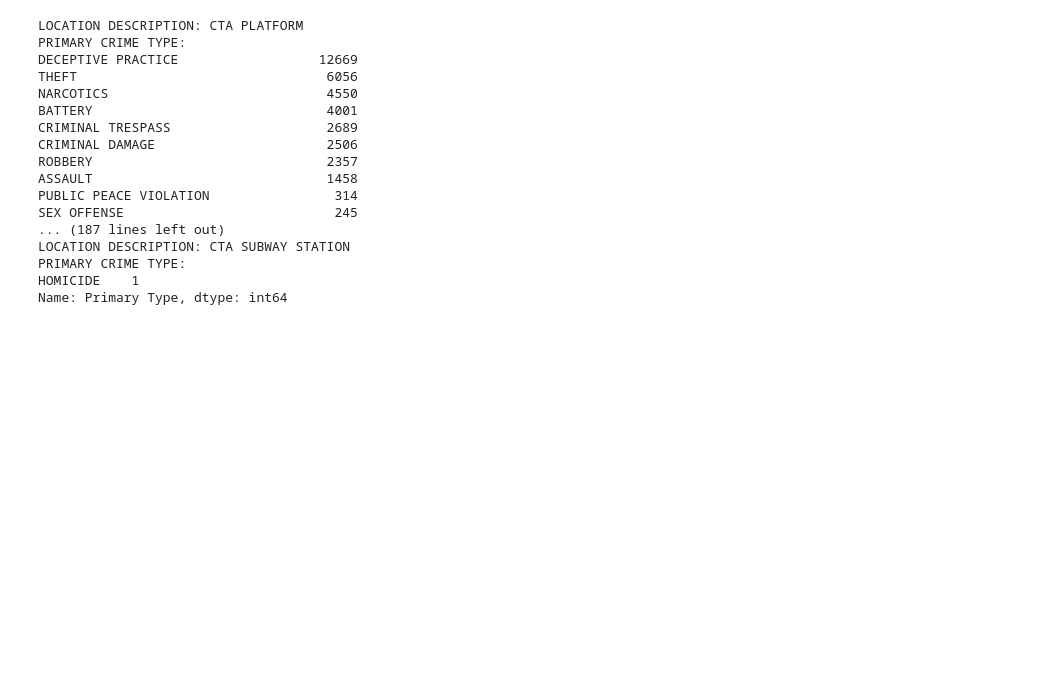
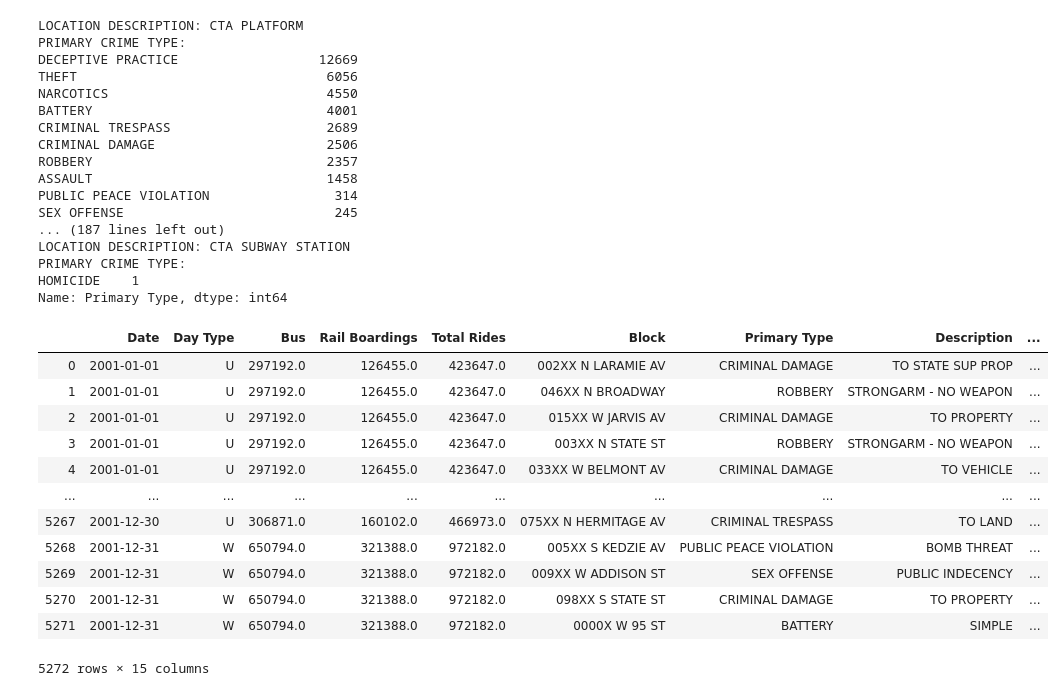
Before and after one commit to o0oo000o0o0o/Project-1, a Jupyter notebook: project.ipynb, the cells around one changed output. Cells and saved outputs as stored; diff of their text form; code cells hidden in the pictures; blank space fills up the shorter version.

```diff
--- a/project.ipynb
+++ b/project.ipynb
@@ -397,4 +426,20 @@ year_2016 = project_data[project_data["Year"] == 2016]
 year_2017 = project_data[project_data["Year"] == 2017]
 year_2018 = project_data[project_data["Year"] == 2018]
 year_2019 = project_data[project_data["Year"] == 2019]
+# %%
+year_2001
+# %% [output]
+|  | Date | Day Type | Bus | Rail Boardings | Total Rides | Block | Primary Type | Description | ... |
+| 0 | 2001-01-01 | U | 297192.0 | 126455.0 | 423647.0 | 002XX N LARAMIE AV | CRIMINAL DAMAGE | TO STATE SUP PROP | ... |
+| 1 | 2001-01-01 | U | 297192.0 | 126455.0 | 423647.0 | 046XX N BROADWAY | ROBBERY | STRONGARM - NO WEAPON | ... |
+| 2 | 2001-01-01 | U | 297192.0 | 126455.0 | 423647.0 | 015XX W JARVIS AV | CRIMINAL DAMAGE | TO PROPERTY | ... |
+| 3 | 2001-01-01 | U | 297192.0 | 126455.0 | 423647.0 | 003XX N STATE ST | ROBBERY | STRONGARM - NO WEAPON | ... |
+| 4 | 2001-01-01 | U | 297192.0 | 126455.0 | 423647.0 | 033XX W BELMONT AV | CRIMINAL DAMAGE | TO VEHICLE | ... |
+| ... | ... | ... | ... | ... | ... | ... | ... | ... | ... |
+| 5267 | 2001-12-30 | U | 306871.0 | 160102.0 | 466973.0 | 075XX N HERMITAGE AV | CRIMINAL TRESPASS | TO LAND | ... |
+| 5268 | 2001-12-31 | W | 650794.0 | 321388.0 | 972182.0 | 005XX S KEDZIE AV | PUBLIC PEACE VIOLATION | BOMB THREAT | ... |
+| 5269 | 2001-12-31 | W | 650794.0 | 321388.0 | 972182.0 | 009XX W ADDISON ST | SEX OFFENSE | PUBLIC INDECENCY | ... |
+| 5270 | 2001-12-31 | W | 650794.0 | 321388.0 | 972182.0 | 098XX S STATE ST | CRIMINAL DAMAGE | TO PROPERTY | ... |
+| 5271 | 2001-12-31 | W | 650794.0 | 321388.0 | 972182.0 | 0000X W 95 ST | BATTERY | SIMPLE | ... |
+5272 rows × 15 columns
 # %%
```
Also changed, not shown: parts of 13 cells of this notebook.
